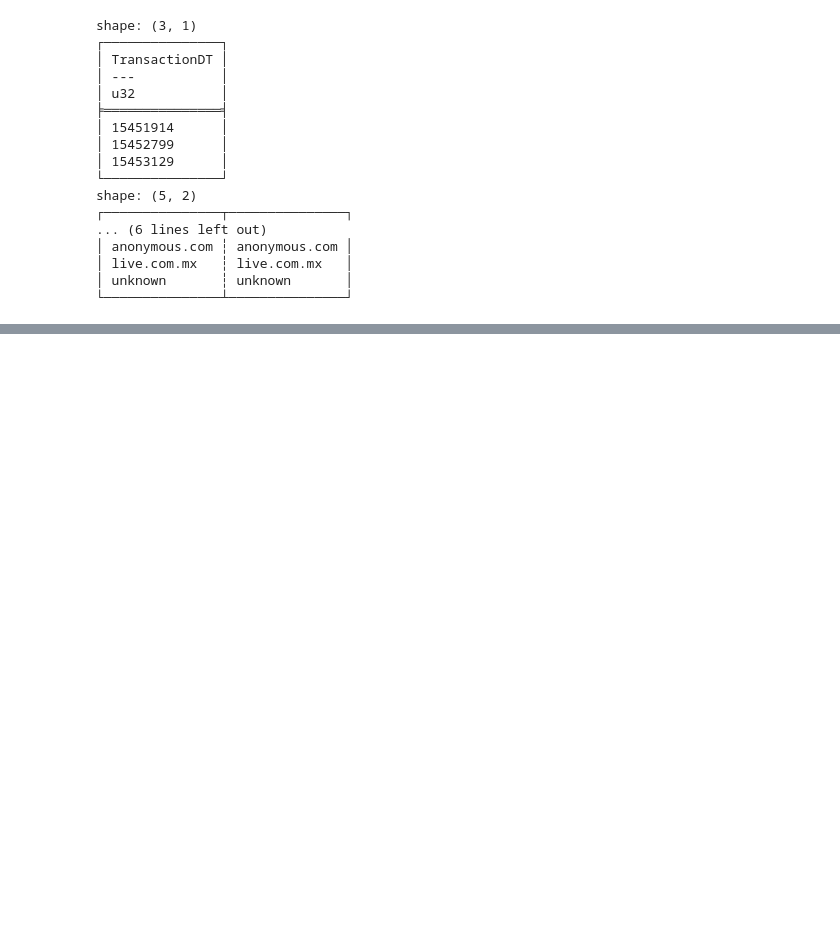
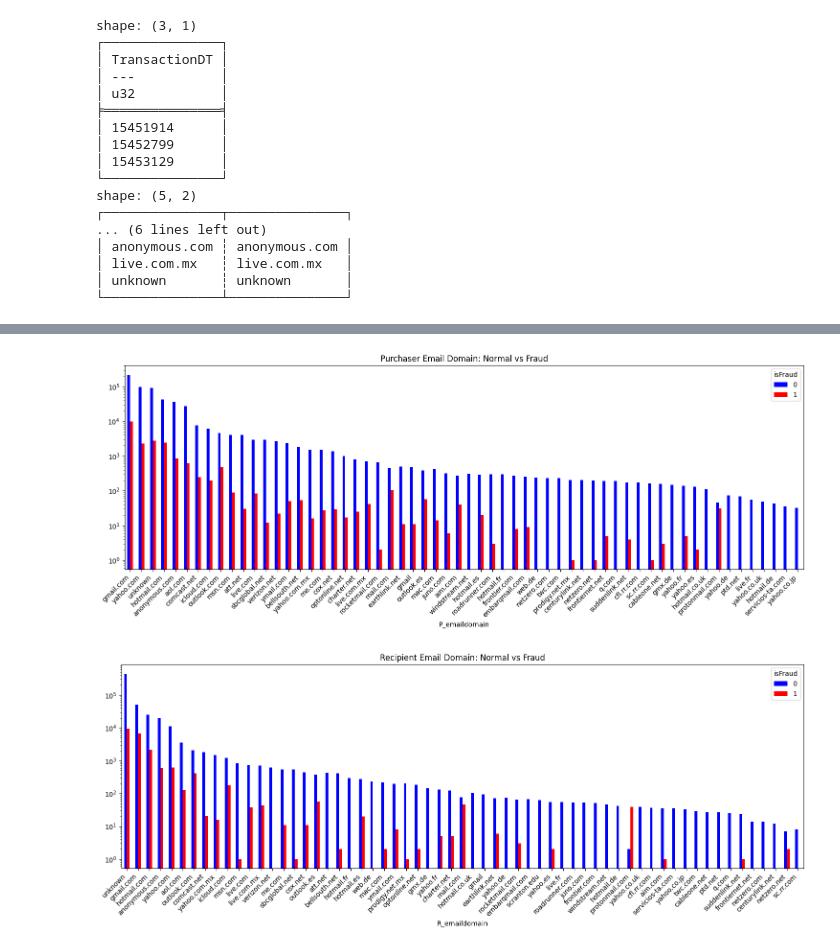
Before and after one commit to MerouaneELH/Fraud-Detection-MLops-project, a Jupyter notebook: NoteBooks/Data_Processing.ipynb, the cells around one changed output, grey strips where cells are left out. Cells and saved outputs as stored; diff of their text form; code cells hidden in the pictures; blank space fills up the shorter version.

```diff
--- a/NoteBooks/Data_Processing.ipynb
+++ b/NoteBooks/Data_Processing.ipynb
@@ -344 +299,30 @@ shape: (100, 16)
 └───────────────┴────────────────┴───────────────────┴───────────────┴─────────────────┴────────────────┴──────────────┴─────────────────┴───────────────┴────────────────────┴───────────────────────┴─ ...
+# %%
+P_domain_fraud = df_train.select(["P_emaildomain", "isFraud"]).to_pandas()
+crosstab_p = pd.crosstab(P_domain_fraud["P_emaildomain"], P_domain_fraud["isFraud"])
+crosstab_p['Total'] = crosstab_p[0] + crosstab_p[1]
+crosstab_p = crosstab_p.sort_values('Total', ascending=False).drop(columns='Total')
+
+# Increase figsize to 15x6 to stretch it out
+crosstab_p.plot(kind='bar', logy=True, color=['blue', 'red'], figsize=(15, 6))
+
+plt.title("Purchaser Email Domain: Normal vs Fraud")
+plt.xticks(rotation=45, ha='right') # Rotate text 45 degrees
+plt.tight_layout() # Prevents the bottom labels from getting cut off
+plt.show()
+
+r_domain_fraud = df_train.select(["R_emaildomain", "isFraud"]).to_pandas()
+crosstab_r = pd.crosstab(r_domain_fraud["R_emaildomain"], r_domain_fraud["isFraud"])
+
+crosstab_r['Total'] = crosstab_r[0] + crosstab_r[1]
+crosstab_r = crosstab_r.sort_values('Total', ascending=False).drop(columns='Total')
+
+crosstab_r.plot(kind='bar', logy=True, color=['blue', 'red'], figsize=(15, 6))
+
+plt.title("Recipient Email Domain: Normal vs Fraud")
+plt.xticks(rotation=45, ha='right')
+plt.tight_layout()
+plt.show()
+# %% [output]
+[figure, added]
+[figure, added]
```
Also changed, not shown: parts of 18 cells of this notebook, 15 other files.
